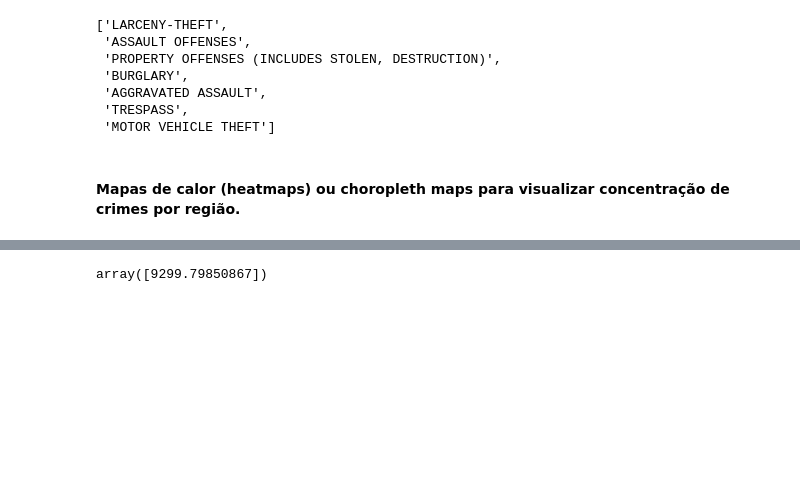
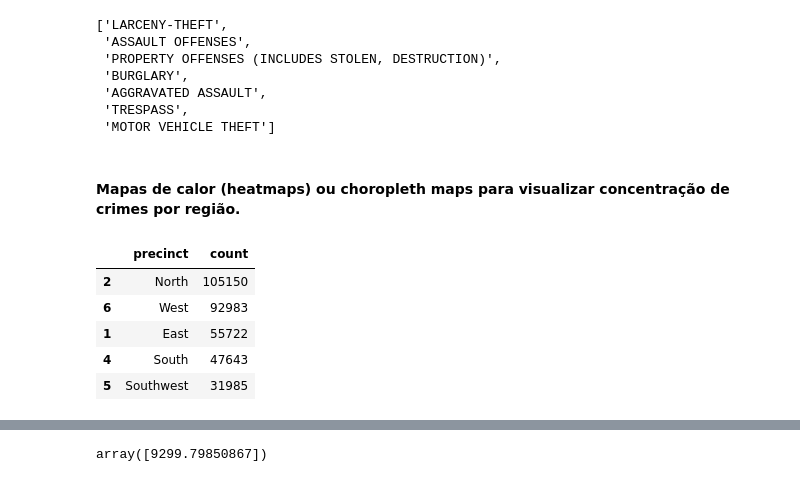
Before and after one commit to talesaraujoc/analise_dados_crimes_seattle, a Jupyter notebook: src/analise_dados.ipynb, the cells around one changed output, grey strips where cells are left out. Saved outputs shown, nothing was run; the diff lists cells and outputs as text; code cells hidden in the pictures; blank space fills up the shorter version.

```diff
--- a/src/analise_dados.ipynb
+++ b/src/analise_dados.ipynb
@@ -347,6 +349,15 @@ crimes_por_beat = crimes_por_beat[crimes_por_beat['beat']!=99]
 crimes_por_precinct = dff_eda_map.groupby('precinct').size().reset_index(name='count')
 crimes_por_precinct = crimes_por_precinct[crimes_por_precinct['precinct']!="-"]
 crimes_por_precinct = crimes_por_precinct[crimes_por_precinct['precinct']!="OOJ"]
+# %%
+crimes_por_precinct.sort_values('count', ascending=False)
+# %% [output]
+|  | precinct | count |
+| 2 | North | 105150 |
+| 6 | West | 92983 |
+| 1 | East | 55722 |
+| 4 | South | 47643 |
+| 5 | Southwest | 31985 |
 # %%
 import json
 
```
Also changed, not shown: parts of 44 cells of this notebook.
